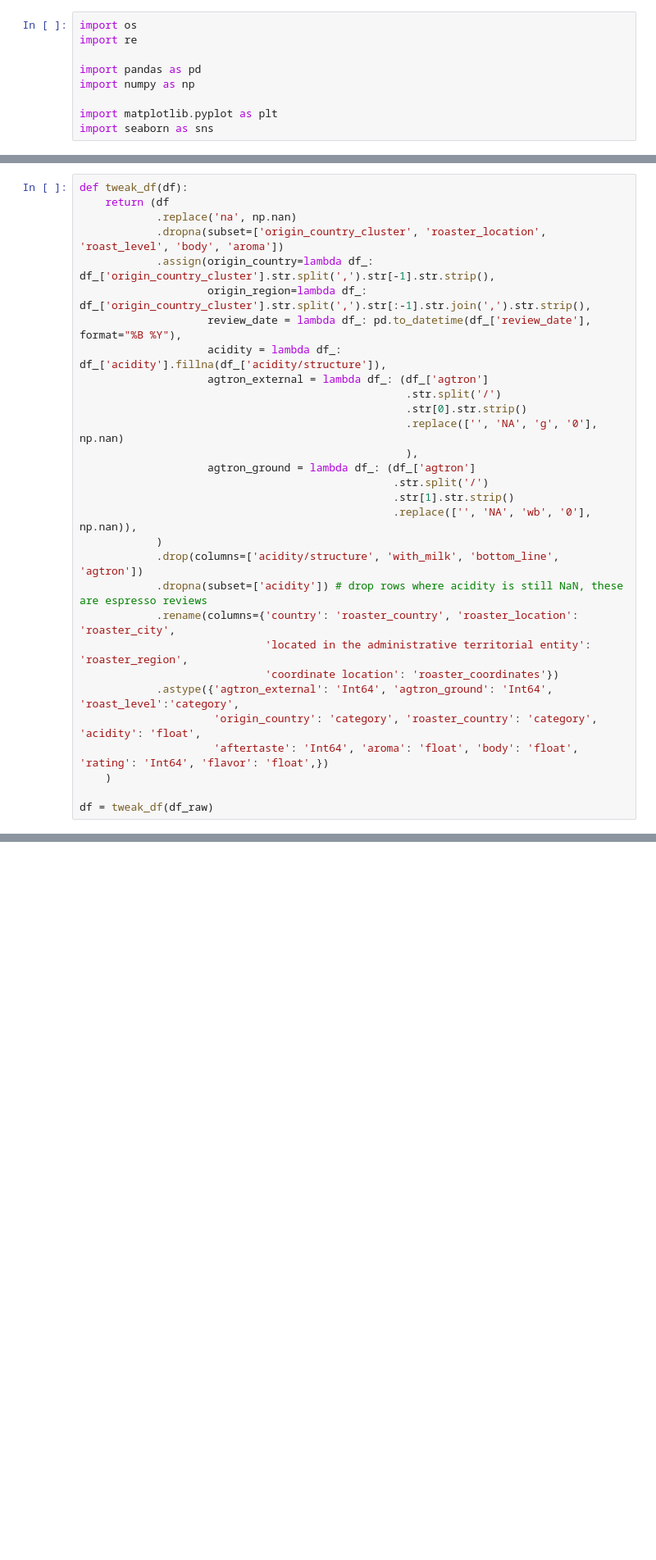
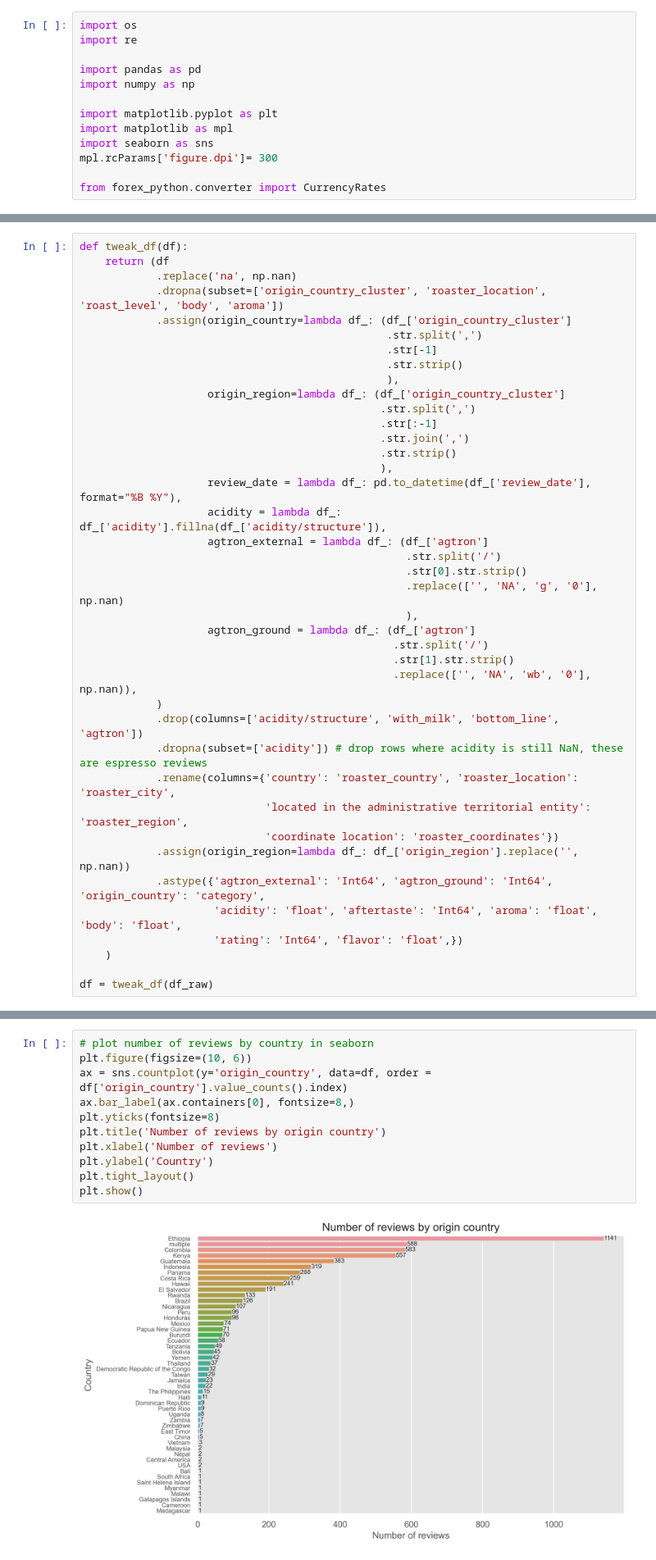
Before and after one commit to tynardone/coffee-reviews-analysis, a Jupyter notebook: roast_EDA.ipynb, the cells around one changed output, grey strips where cells are left out. Shown at 82% size. Drawn from its saved outputs; the diff is of its cells as text; blank space fills up the shorter version.

```diff
--- a/roast_EDA.ipynb
+++ b/roast_EDA.ipynb
@@ -6,5 +6,9 @@ import pandas as pd
 import numpy as np
 
 import matplotlib.pyplot as plt
+import matplotlib as mpl
 import seaborn as sns
+mpl.rcParams['figure.dpi']= 300
+
+from forex_python.converter import CurrencyRates
 # %%
@@ -36,8 +21,17 @@ def tweak_df(df):
     return (df
             .replace('na', np.nan)
             .dropna(subset=['origin_country_cluster', 'roaster_location', 'roast_level', 'body', 'aroma'])
-            .assign(origin_country=lambda df_: df_['origin_country_cluster'].str.split(',').str[-1].str.strip(),
-                    origin_region=lambda df_: df_['origin_country_cluster'].str.split(',').str[:-1].str.join(',').str.strip(),
+            .assign(origin_country=lambda df_: (df_['origin_country_cluster']
+                                                .str.split(',')
+                                                .str[-1]
+                                                .str.strip()
+                                                ),
+                    origin_region=lambda df_: (df_['origin_country_cluster']
+                                               .str.split(',')
+                                               .str[:-1]
+                                               .str.join(',')
+                                               .str.strip()
+                                               ),
                     review_date = lambda df_: pd.to_datetime(df_['review_date'], format="%B %Y"),
                     acidity = lambda df_: df_['acidity'].fillna(df_['acidity/structure']),
                     agtron_external = lambda df_: (df_['agtron']
@@ -55,9 +49,10 @@ def tweak_df(df):
             .rename(columns={'country': 'roaster_country', 'roaster_location': 'roaster_city',
                              'located in the administrative territorial entity': 'roaster_region',
                              'coordinate location': 'roaster_coordinates'})
-            .astype({'agtron_external': 'Int64', 'agtron_ground': 'Int64', 'roast_level':'category',
-                     'origin_country': 'category', 'roaster_country': 'category', 'acidity': 'float',
-                     'aftertaste': 'Int64', 'aroma': 'float', 'body': 'float', 'rating': 'Int64', 'flavor': 'float',})
+            .assign(origin_region=lambda df_: df_['origin_region'].replace('', np.nan))
+            .astype({'agtron_external': 'Int64', 'agtron_ground': 'Int64', 'origin_country': 'category',
+                     'acidity': 'float', 'aftertaste': 'Int64', 'aroma': 'float', 'body': 'float',
+                     'rating': 'Int64', 'flavor': 'float',})
     )
 
 df = tweak_df(df_raw)
@@ -180,0 +162,13 @@ df[df.est_price.str.contains('E', na=False)]
+# %%
+# plot number of reviews by country in seaborn
+plt.figure(figsize=(10, 6))
+ax = sns.countplot(y='origin_country', data=df, order = df['origin_country'].value_counts().index)
+ax.bar_label(ax.containers[0], fontsize=8,)
+plt.yticks(fontsize=8)
+plt.title('Number of reviews by origin country')
+plt.xlabel('Number of reviews')
+plt.ylabel('Country')
+plt.tight_layout()
+plt.show()
+# %% [output]
+[figure, added]
```
Also changed, not shown: parts of 11 cells of this notebook, 5 other files.
